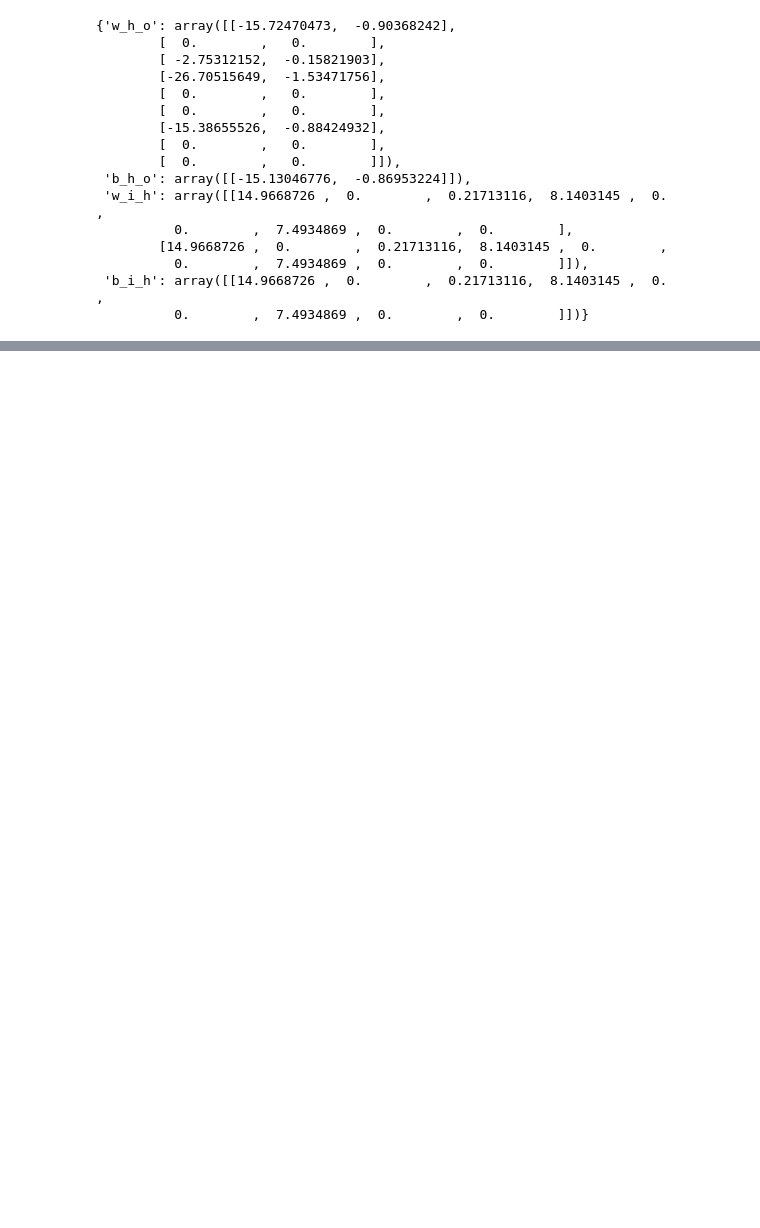
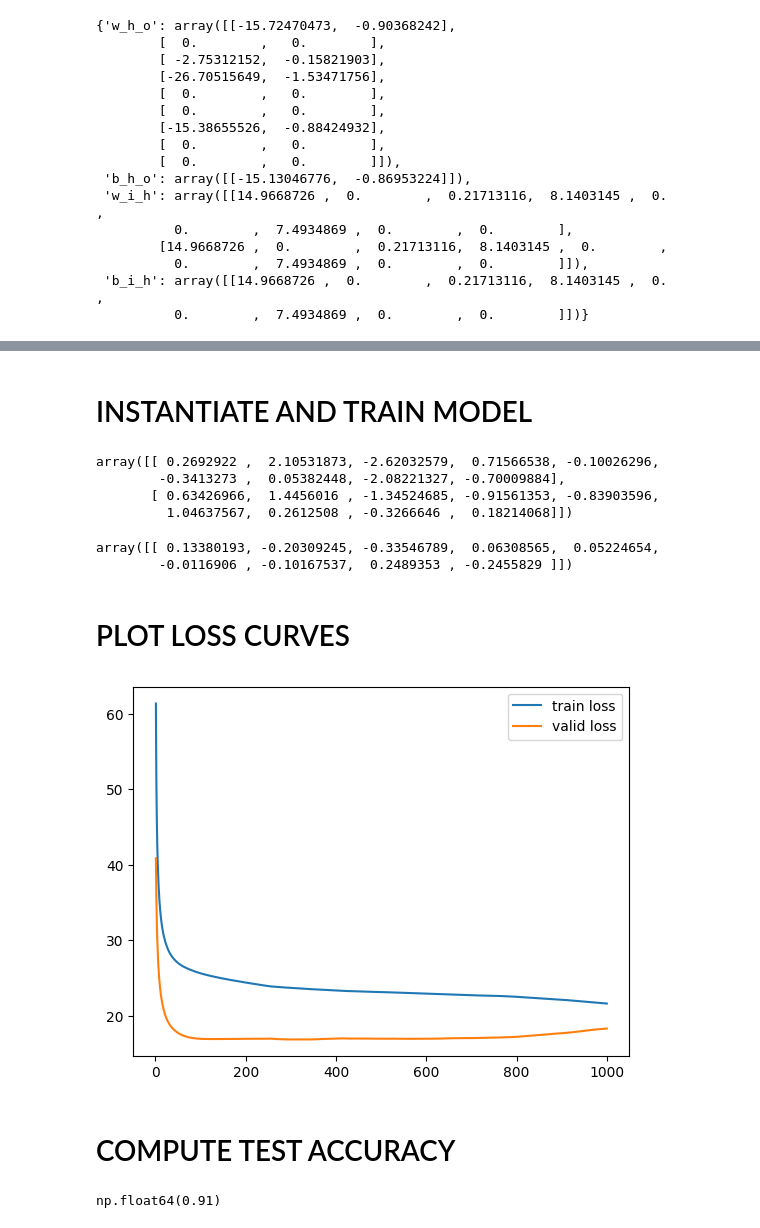
Before and after one commit to Pmcslarrow/hw_3_ml, a Jupyter notebook: p3.ipynb, the cells around one changed output, grey strips where cells are left out. Drawn from its saved outputs; the diff is of its cells as text; code cells hidden in the pictures; blank space fills up the shorter version.

```diff
--- a/p3.ipynb
+++ b/p3.ipynb
@@ -489,0 +639,22 @@ m.decision_boundary(train_features, encoded_train_labels)
+# %%
+scaler = StandardScaler()  # z-score all input features
+
+train_df = pd.read_csv(f'{csv_file_prefix}_train.csv')
+
+train_features = train_df.iloc[:, 1:]
+features = scaler.fit(train_features)
+
+valid_df = pd.read_csv(f'{csv_file_prefix}_valid.csv')
+test_df = pd.read_csv(f'{csv_file_prefix}_test.csv')
+
+train_features, train_labels = z_score(train_df, scaler)
+train_labels_encoder = label_encoder(train_labels)
+encoded_train_labels = encode_labels(train_labels, train_labels_encoder)
+
+valid_features, valid_labels = z_score(valid_df, scaler)
+valid_labels_encoder = label_encoder(valid_labels)
+encoded_valid_labels = encode_labels(valid_labels, valid_labels_encoder)
+
+test_features, test_labels = z_score(test_df, scaler)
+test_labels_encoder = label_encoder(test_labels)
+encoded_test_labels = encode_labels(test_labels, test_labels_encoder)
@@ -489,0 +701,36 @@ m.decision_boundary(train_features, encoded_train_labels)
+# %% [markdown]
+# INSTANTIATE AND TRAIN MODEL
+# %%
+m = model(input_size=len(train_features[0]), hidden_size=9, output_size=len(np.unique(train_labels)))
+
+num_epochs = 1000
+learning_rate = 0.001
+train_loss, valid_loss = m.train(train_features, encoded_train_labels, valid_features, encoded_valid_labels, num_epochs, learning_rate)
+# %%
+m.w_i_h
+# %% [output]
+array([[ 0.2692922 ,  2.10531873, -2.62032579,  0.71566538, -0.10026296,
+        -0.3413273 ,  0.05382448, -2.08221327, -0.70009884],
+       [ 0.63426966,  1.4456016 , -1.34524685, -0.91561353, -0.83903596,
+         1.04637567,  0.2612508 , -0.3266646 ,  0.18214068]])
+# %%
+m.b_i_h
+# %% [output]
+array([[ 0.13380193, -0.20309245, -0.33546789,  0.06308565,  0.05224654,
+        -0.0116906 , -0.10167537,  0.2489353 , -0.2455829 ]])
+# %% [markdown]
+# PLOT LOSS CURVES
+# %%
+plt.plot(range(1, num_epochs + 1), train_loss, label='train loss')
+plt.plot(range(1, num_epochs + 1), valid_loss, label='valid loss')
+plt.legend()
+
+plt.show()
+# %% [output]
+[figure, added]
+# %% [markdown]
+# COMPUTE TEST ACCURACY
+# %%
+m.accuracy(test_features, encoded_test_labels)
+# %% [output]
+np.float64(0.91)
```
Also changed, not shown: parts of 54 cells of this notebook.
